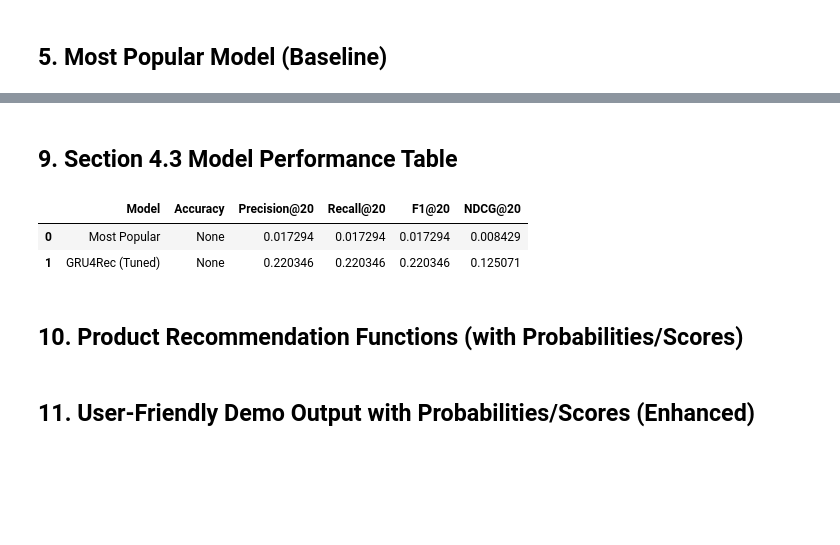
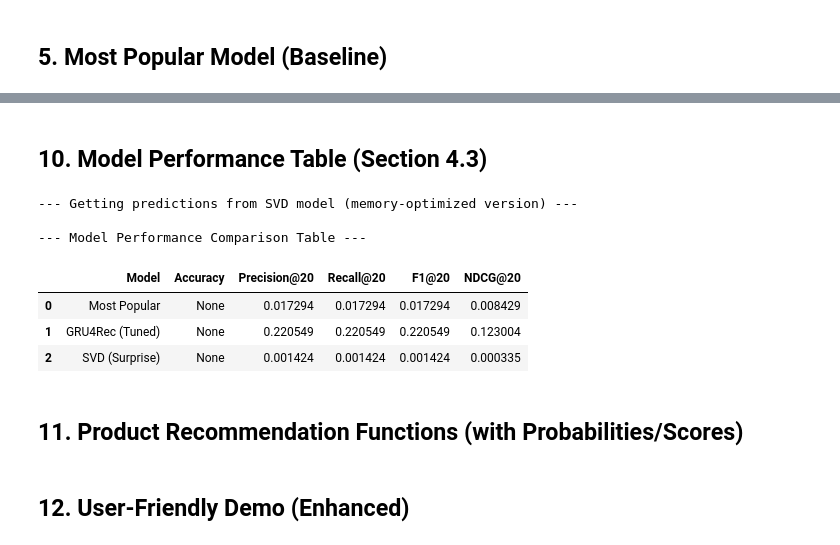
Before and after one commit to Khanh-Nguyen-android/Projectgroup-52-topic-2, a Jupyter notebook: retail_recommendation_engine.ipynb, the cells around one changed output, grey strips where cells are left out. Cells and saved outputs as stored; diff of their text form; code cells hidden in the pictures; blank space fills up the shorter version.

```diff
--- a/retail_recommendation_engine.ipynb
+++ b/retail_recommendation_engine.ipynb
@@ -381,7 +446,14 @@ optimizer = torch.optim.Adam(model.parameters(), lr=final_params['lr'])
 loss_fn = nn.CrossEntropyLoss()
 
 print("\n--- Training Final Model with Best Parameters ---")
-for epoch in range(15): # Train for a few more epochs
+# --- Explanation of the Training Process ---
+# Imagine you are teaching a student (the model) to guess the next item.
+# 1. `logits = model(xb)`: The student makes a prediction.
+# 2. `loss = loss_fn(logits, yb)`: We calculate how "wrong" the prediction was. This is the "score" on their test. A higher score is worse.
+# 3. `loss.backward()`: We figure out *why* the prediction was wrong and which parts of the student's "brain" need adjustment.
+# 4. `optimizer.step()`: We make the actual adjustments to the student's "brain" so they will do better on the next prediction.
+# This "predict, check score, adjust" process is repeated thousands of times.
+for epoch in range(20): # Train for more epochs if needed
     model.train()
     epoch_loss = 0
     for xb, yb in loader:
@@ -413,7 +486,12 @@ Epoch 15, Loss: 1.9790
 # %% [markdown]
-## 9. Section 4.3 Model Performance Table
+## 10. Model Performance Table (Section 4.3)
 # %%
 # This section generates the final performance metrics on the unseen test set.
+
+# --- Explanation of Evaluation Metrics ---
+# Precision@k: Out of the k items we recommended, what percentage were correct? It measures the *relevance* of the recommendations.
+# Recall@k: In this problem (predicting the next item), it's identical to Precision@k because there's only one correct item. It asks: "Did we find the correct item in our top K suggestions?"
+# NDCG@k: A smarter version of precision. It gives a higher score if the correct item is at position #1 than at position #20. It rewards correct ranking.
 
 def precision_at_k(y_true, y_pred, k=20):
     hits = 0; total = 0
@@ -422,41 +500,83 @@ def precision_at_k(y_true, y_pred, k=20):
         total += 1
     return hits / total if total > 0 else 0
 
 def recall_at_k(y_true, y_pred, k=20): return precision_at_k(y_true, y_pred, k)
 def f1_at_k(y_true, y_pred, k=20): p = precision_at_k(y_true, y_pred, k); r = recall_at_k(y_true, y_pred, k); return 2*p*r/(p+r+1e-10)
 
 def ndcg_at_k(y_true, y_pred, k=20):
     ndcg = 0
     for pred, true in zip(y_pred, y_true):
         if true in pred[:k]:
             idx = pred[:k].index(true)
             ndcg += 1 / np.log2(idx + 2)
     return ndcg / len(y_true) if len(y_true) > 0 else 0
 
-test_sessions = [group['item_idx'].tolist() for _, group in test.groupby('session_id') if len(group) > 1]
-y_true = [items[-1] for items in test_sessions]
-y_pred_pop = [most_popular for _ in test_sessions]
+# --- Prepare data and predictions from models ---
+test_sessions_df = test.groupby('session_id').agg(item_idxs=('item_idx', list), user_idx=('user_idx', 'first')).reset_index()
+test_sessions_df = test_sessions_df[test_sessions_df['item_idxs'].apply(len) > 1]
 
-def predict_next(model, session, k=20):
+y_true = test_sessions_df['item_idxs'].apply(lambda x: x[-1]).tolist()
+test_session_inputs = test_sessions_df['item_idxs'].apply(lambda x: x[:-1]).tolist()
+
+# Predictions from Most Popular
+y_pred_pop = [most_popular for _ in y_true]
+
+
+# Predictions from GRU4Rec (already utilizes GPU if available)
+def predict_next_gru(model, session, k=20):
     model.eval()
     with torch.no_grad():
-        inp = torch.LongTensor([session[-10:]]).to(device)
+        inp = torch.LongTensor([session[-10:]]).to(device) # .to(device) moves the tensor to the GPU
         logits = model(inp)
         topk = logits.cpu().numpy().argsort()[0][-k:][::-1]
     return topk.tolist()
+y_pred_gru = [predict_next_gru(model, session_input, k=20) for session_input in test_session_inputs]
 
-y_pred_gru = [predict_next(model, items[:-1], k=20) for items in test_sessions]
-
+# --- Create results table ---
 results = []
 results.append(['Most Popular', None, precision_at_k(y_true, y_pred_pop, 20), recall_at_k(y_true, y_pred_pop, 20), f1_at_k(y_true, y_pred_pop, 20), ndcg_at_k(y_true, y_pred_pop, 20)])
 results.append(['GRU4Rec (Tuned)', None, precision_at_k(y_true, y_pred_gru, 20), recall_at_k(y_true, y_pred_gru, 20), f1_at_k(y_true, y_pred_gru, 20), ndcg_at_k(y_true, y_pred_gru, 20)])
 
+# Get predictions from the SVD model if it was successfully trained
+# *** THIS PART IS OPTIMIZED TO AVOID MEMORY OVERFLOW ***
+if svd_model is not None:
+    print("\n--- Getting predictions from SVD model (memory-optimized version) ---")
+    svd_user2pred = {}
+    all_item_idxs = train['item_idx'].unique()
+    test_user_idxs = test_sessions_df['user_idx'].unique()
+
+    # Efficiently loop through each user in the test set
+    for user_idx in test_user_idxs:
+        # Get the list of items the user has interacted with in the training set
+        interacted_items = train[train['user_idx'] == user_idx]['item_idx'].unique()
+
+        # Get the list of items the user has NOT interacted with to predict
+        items_to_predict = np.setdiff1d(all_item_idxs, interacted_items)
+
+        # Predict scores for the unseen items for ONLY this user
+        predictions = [svd_model.predict(user_idx, item_idx) for item_idx in items_to_predict]
+
+        # Sort and get top 20
+        predictions.sort(key=lambda x: x.est, reverse=True)
+        svd_user2pred[user_idx] = [pred.iid for pred in predictions[:20]]
+
+    # Map the calculated recommendations to the correct order of test sessions
+    y_pred_svd = [svd_user2pred.get(uidx, most_popular) for uidx in test_sessions_df['user_idx']]
+
+    results.append(['SVD (Surprise)', None, precision_at_k(y_true, y_pred_svd, 20), recall_at_k(y_true, y_pred_svd, 20), f1_at_k(y_true, y_pred_svd, 20), ndcg_at_k(y_true, y_pred_svd, 20)])
+
+# Display the final results DataFrame
 results_df = pd.DataFrame(results, columns=['Model', 'Accuracy', 'Precision@20', 'Recall@20', 'F1@20', 'NDCG@20'])
+print("\n--- Model Performance Comparison Table ---")
 display(results_df)
 # %% [output]
+--- Getting predictions from SVD model (memory-optimized version) ---
+
+--- Model Performance Comparison Table ---
 |  | Model | Accuracy | Precision@20 | Recall@20 | F1@20 | NDCG@20 |
 | 0 | Most Popular | None | 0.017294 | 0.017294 | 0.017294 | 0.008429 |
-| 1 | GRU4Rec (Tuned) | None | 0.220346 | 0.220346 | 0.220346 | 0.125071 |
+| 1 | GRU4Rec (Tuned) | None | 0.220549 | 0.220549 | 0.220549 | 0.123004 |
+| 2 | SVD (Surprise) | None | 0.001424 | 0.001424 | 0.001424 | 0.000335 |
 # %% [markdown]
-## 10. Product Recommendation Functions (with Probabilities/Scores)
+## 11. Product Recommendation Functions (with Probabilities/Scores)
 # %%
@@ -481,3 +630,3 @@ def recommend_most_popular_with_probs(n=5):
 # %% [markdown]
-## 11. User-Friendly Demo Output with Probabilities/Scores (Enhanced)
+## 12. User-Friendly Demo (Enhanced)
 # %%
```
Also changed, not shown: parts of 22 cells of this notebook.
